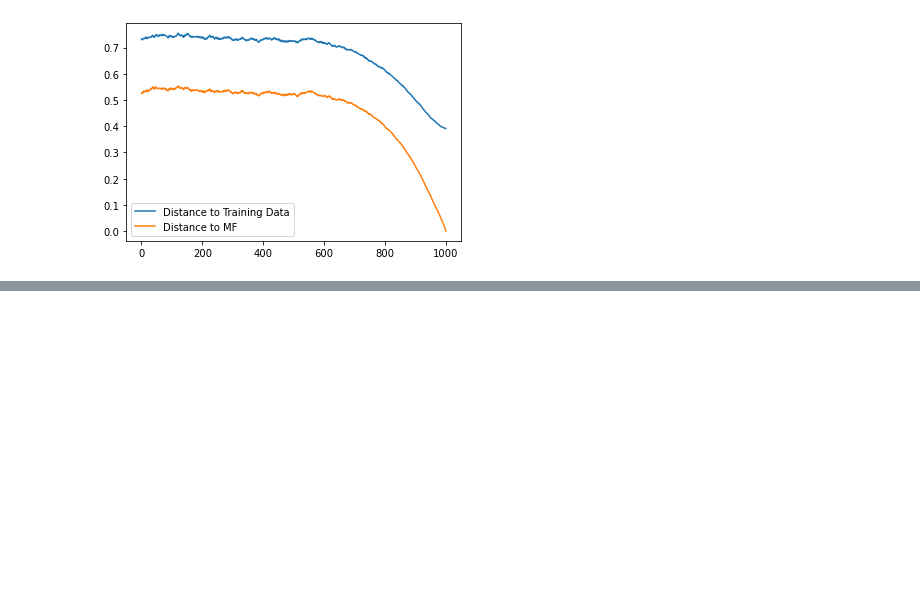
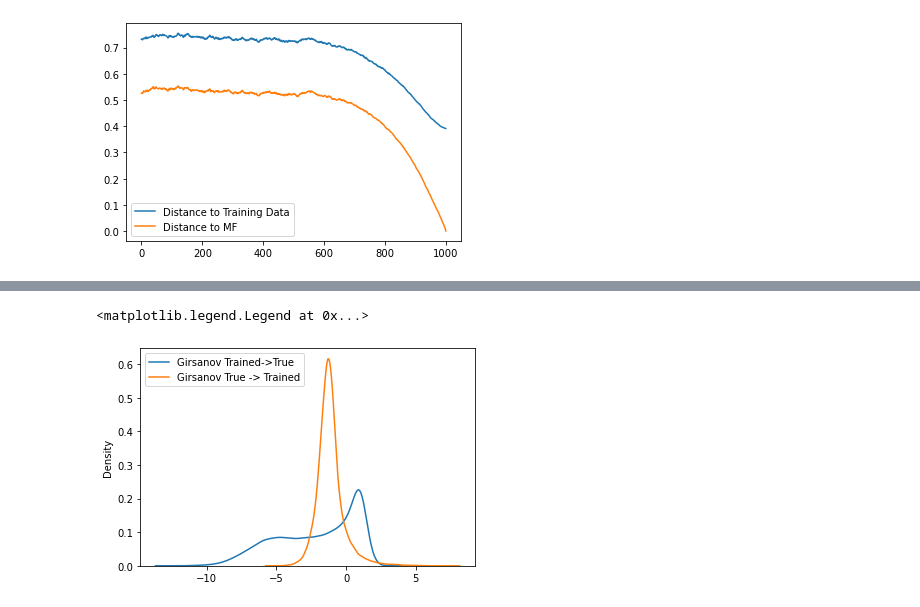
Before and after one commit to jakiw/score_sde, a Jupyter notebook: Low-Dimensional Experiments.ipynb, the cells around one changed output, grey strips where cells are left out. Saved outputs shown, nothing was run; the diff lists cells and outputs as text; code cells hidden in the pictures; blank space fills up the shorter version.

```diff
--- a/Low-Dimensional Experiments.ipynb
+++ b/Low-Dimensional Experiments.ipynb
@@ -254,0 +176,2 @@ TypeError: Cannot concatenate arrays with different ranks, got 1, 2.
+# %%
+_, log_samples_fq = reverse_SDE(jnp.array(rngs2), True)
@@ -254,0 +183,8 @@ TypeError: Cannot concatenate arrays with different ranks, got 1, 2.
+# %%
+i = 980
+sns.kdeplot(data=log_samples_fp[:, i], label="Girsanov Trained->True")
+sns.kdeplot(data=log_samples_fq[:, i], label="Girsanov True -> Trained")
+plt.legend()
+# %% [output]
+<matplotlib.legend.Legend at 0x...>
+[figure, added]
```
Also changed, not shown: parts of 17 cells of this notebook, 1 other file.
